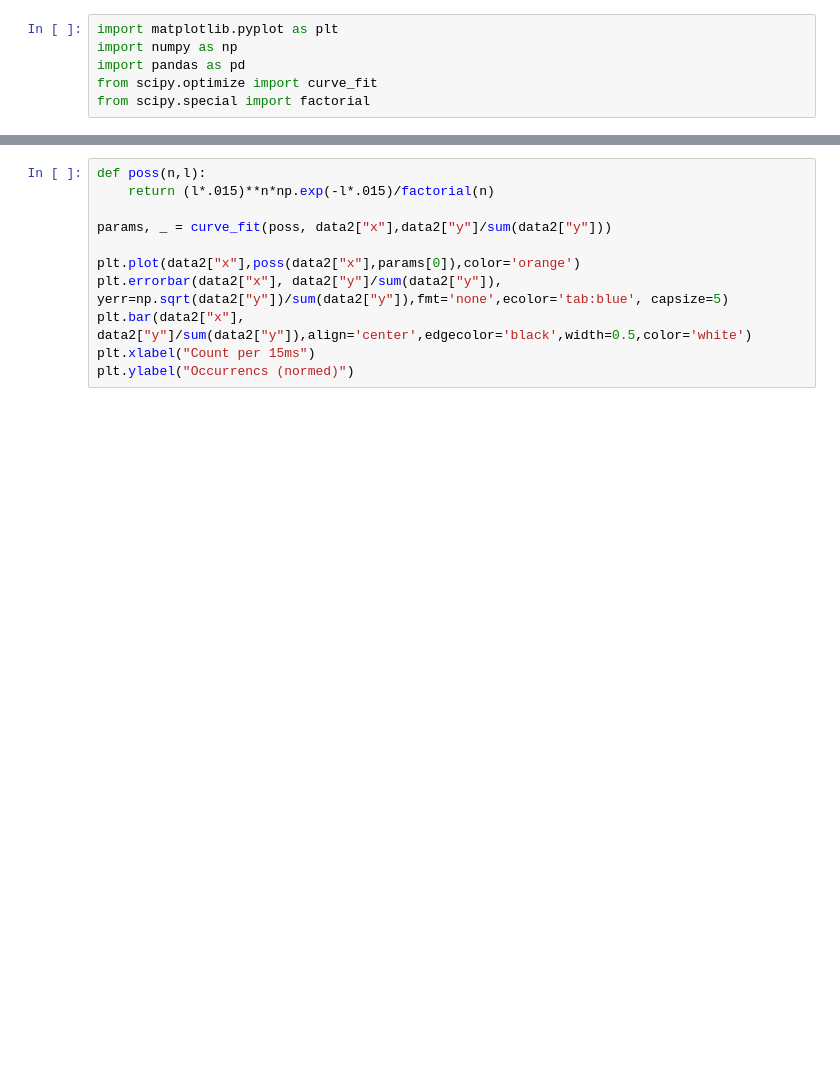
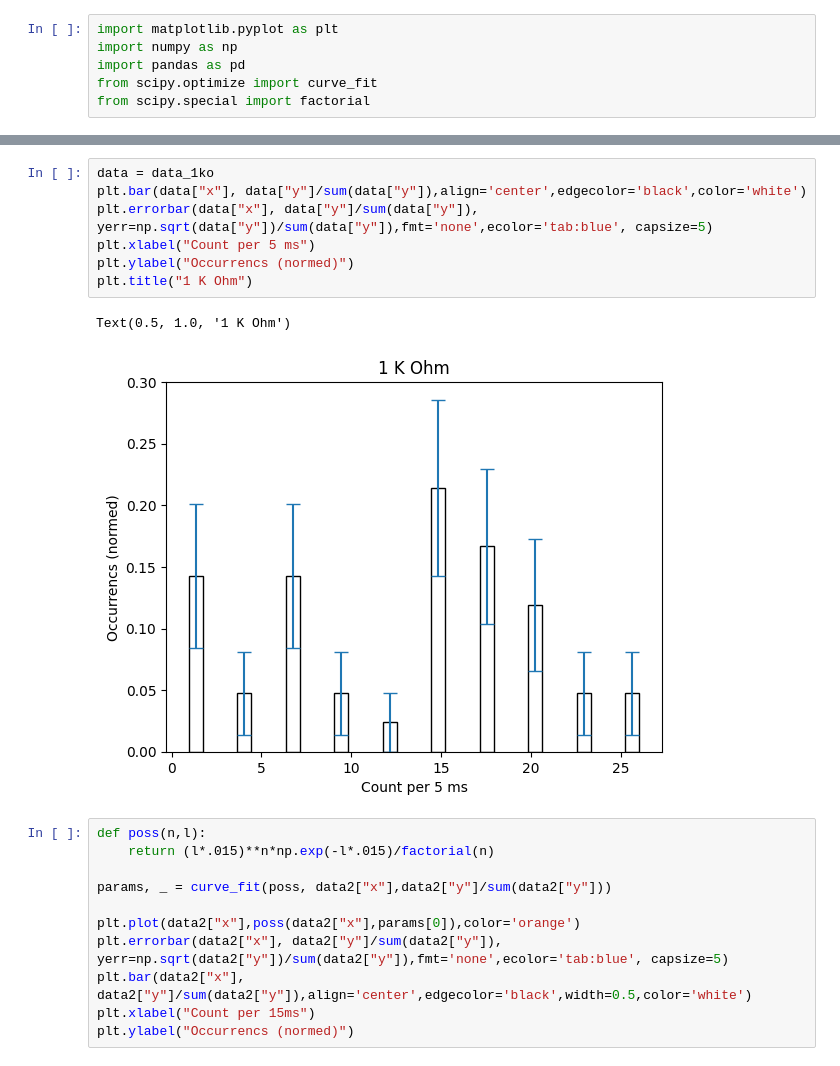
Before and after one commit to sarah-sev/SPAD, a Jupyter notebook: histplots.ipynb, the cells around one changed output, grey strips where cells are left out. Saved outputs shown, nothing was run; the diff lists cells and outputs as text; blank space fills up the shorter version.

```diff
--- a/histplots.ipynb
+++ b/histplots.ipynb
@@ -25,3 +48,13 @@ Text(0, 0.5, 'Occurrencs (normed)')
+# %%
+data = data_1ko
+plt.bar(data["x"], data["y"]/sum(data["y"]),align='center',edgecolor='black',color='white')
+plt.errorbar(data["x"], data["y"]/sum(data["y"]), yerr=np.sqrt(data["y"])/sum(data["y"]),fmt='none',ecolor='tab:blue', capsize=5)
+plt.xlabel("Count per 5 ms")
+plt.ylabel("Occurrencs (normed)")
+plt.title("1 K Ohm")
+# %% [output]
+Text(0.5, 1.0, '1 K Ohm')
+[figure, added]
 # %%
 def poss(n,l):
     return (l*.015)**n*np.exp(-l*.015)/factorial(n)
```
Also changed, not shown: parts of 5 cells of this notebook, 9 other files.
